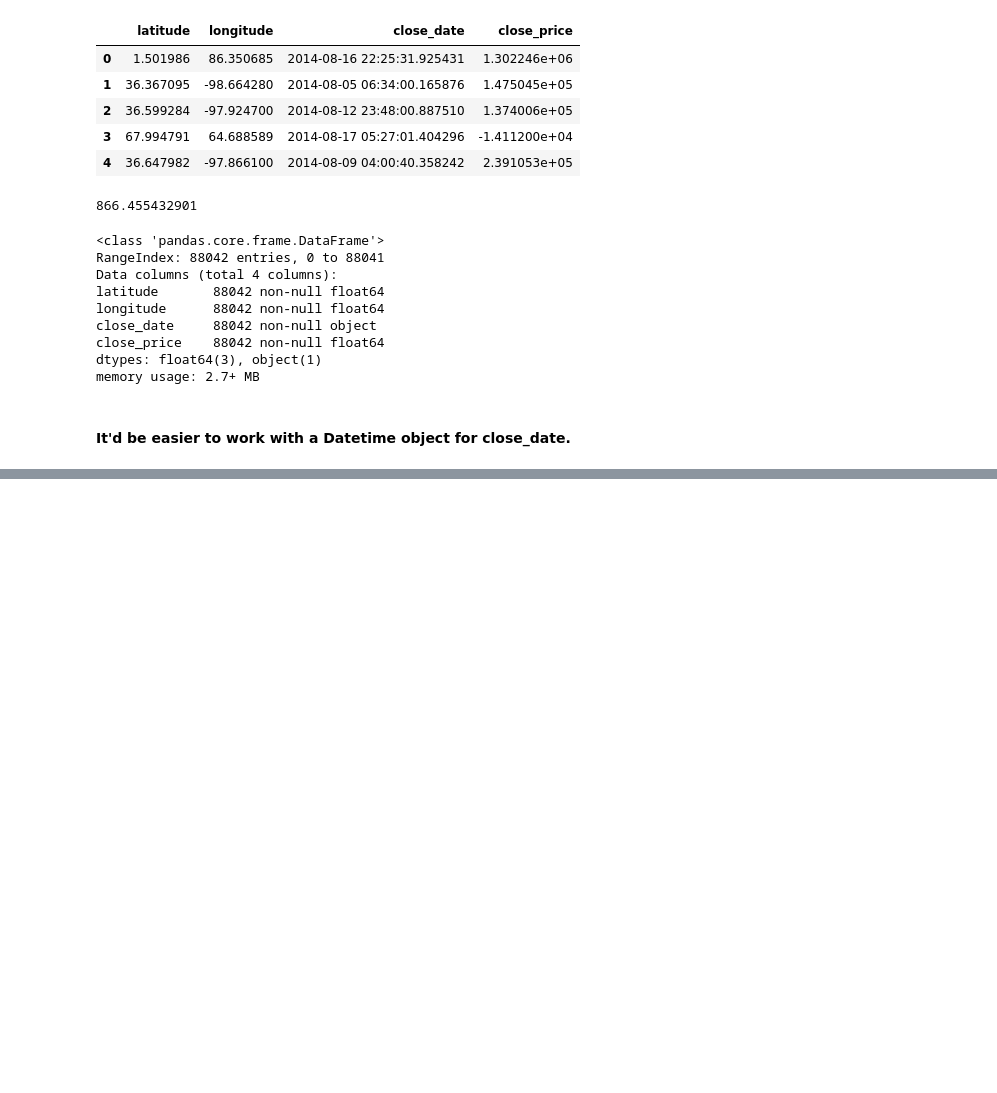
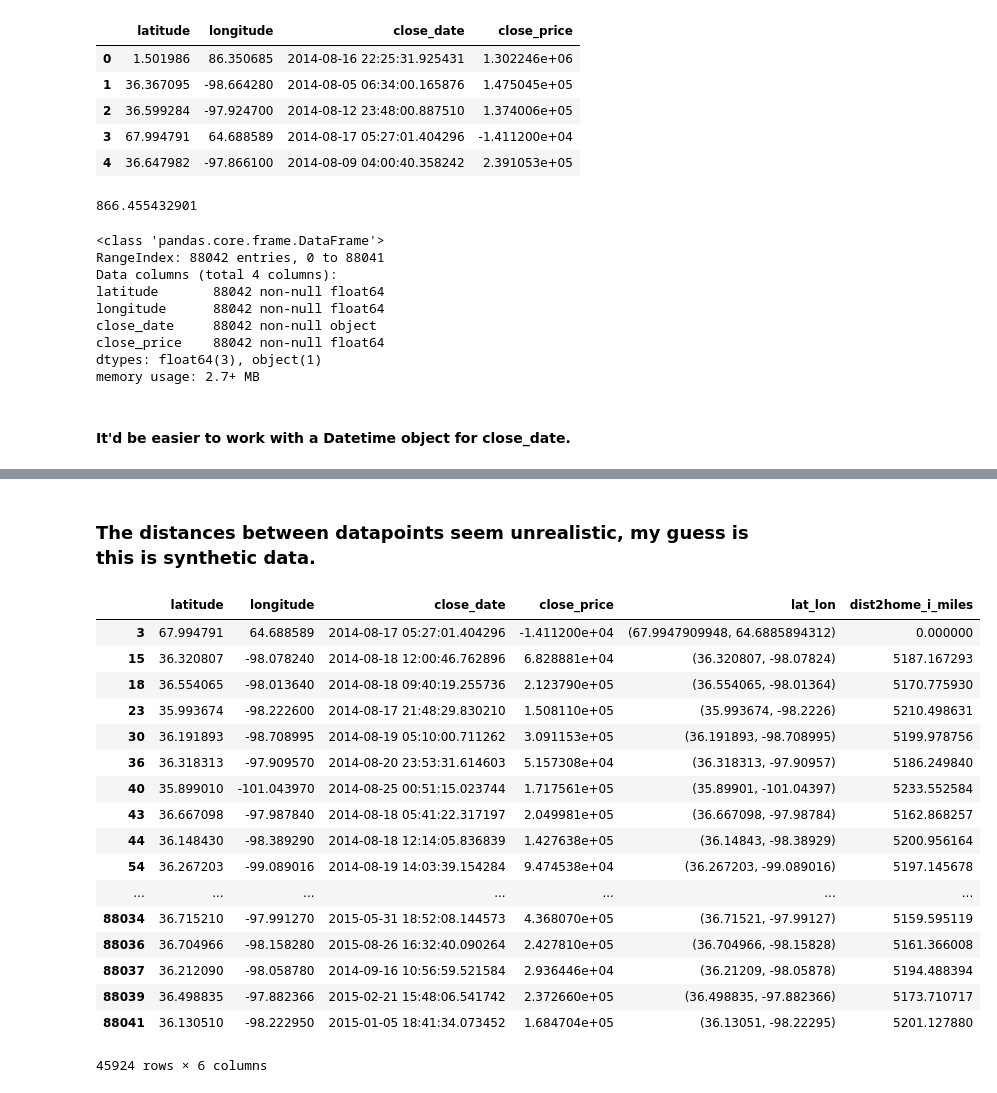
Before and after one commit to felgueres/predict-house-price, a Jupyter notebook: data/PF_Opendoor_takehome.ipynb, the cells around one changed output, grey strips where cells are left out. Saved outputs shown, nothing was run; the diff lists cells and outputs as text; code cells hidden in the pictures; blank space fills up the shorter version.

```diff
--- a/data/PF_Opendoor_takehome.ipynb
+++ b/data/PF_Opendoor_takehome.ipynb
@@ -55,0 +85,2 @@ DatetimeIndex(['2014-08-16 22:25:31.925431', '2014-08-05 06:34:00.165876',
+# %% [markdown]
+### The distances between datapoints seem unrealistic, my guess is this is synthetic data.
@@ -55,0 +89,2 @@ DatetimeIndex(['2014-08-16 22:25:31.925431', '2014-08-05 06:34:00.165876',
+# %%
+a = pp()
@@ -55,0 +95,21 @@ DatetimeIndex(['2014-08-16 22:25:31.925431', '2014-08-05 06:34:00.165876',
+# %%
+a.df_home_i
+# %% [output]
+|  | latitude | longitude | close_date | close_price | lat_lon | dist2home_i_miles |
+| 3 | 67.994791 | 64.688589 | 2014-08-17 05:27:01.404296 | -1.411200e+04 | (67.9947909948, 64.6885894312) | 0.000000 |
+| 15 | 36.320807 | -98.078240 | 2014-08-18 12:00:46.762896 | 6.828881e+04 | (36.320807, -98.07824) | 5187.167293 |
+| 18 | 36.554065 | -98.013640 | 2014-08-18 09:40:19.255736 | 2.123790e+05 | (36.554065, -98.01364) | 5170.775930 |
+| 23 | 35.993674 | -98.222600 | 2014-08-17 21:48:29.830210 | 1.508110e+05 | (35.993674, -98.2226) | 5210.498631 |
+| 30 | 36.191893 | -98.708995 | 2014-08-19 05:10:00.711262 | 3.091153e+05 | (36.191893, -98.708995) | 5199.978756 |
+| 36 | 36.318313 | -97.909570 | 2014-08-20 23:53:31.614603 | 5.157308e+04 | (36.318313, -97.90957) | 5186.249840 |
+| 40 | 35.899010 | -101.043970 | 2014-08-25 00:51:15.023744 | 1.717561e+05 | (35.89901, -101.04397) | 5233.552584 |
+| 43 | 36.667098 | -97.987840 | 2014-08-18 05:41:22.317197 | 2.049981e+05 | (36.667098, -97.98784) | 5162.868257 |
+| 44 | 36.148430 | -98.389290 | 2014-08-18 12:14:05.836839 | 1.427638e+05 | (36.14843, -98.38929) | 5200.956164 |
+| 54 | 36.267203 | -99.089016 | 2014-08-19 14:03:39.154284 | 9.474538e+04 | (36.267203, -99.089016) | 5197.145678 |
+| ... | ... | ... | ... | ... | ... | ... |
+| 88034 | 36.715210 | -97.991270 | 2015-05-31 18:52:08.144573 | 4.368070e+05 | (36.71521, -97.99127) | 5159.595119 |
+| 88036 | 36.704966 | -98.158280 | 2015-08-26 16:32:40.090264 | 2.427810e+05 | (36.704966, -98.15828) | 5161.366008 |
+| 88037 | 36.212090 | -98.058780 | 2014-09-16 10:56:59.521584 | 2.936446e+04 | (36.21209, -98.05878) | 5194.488394 |
+| 88039 | 36.498835 | -97.882366 | 2015-02-21 15:48:06.541742 | 2.372660e+05 | (36.498835, -97.882366) | 5173.710717 |
+| 88041 | 36.130510 | -98.222950 | 2015-01-05 18:41:34.073452 | 1.684704e+05 | (36.13051, -98.22295) | 5201.127880 |
+45924 rows × 6 columns
```
Also changed, not shown: parts of 15 cells of this notebook, 2 other files.
